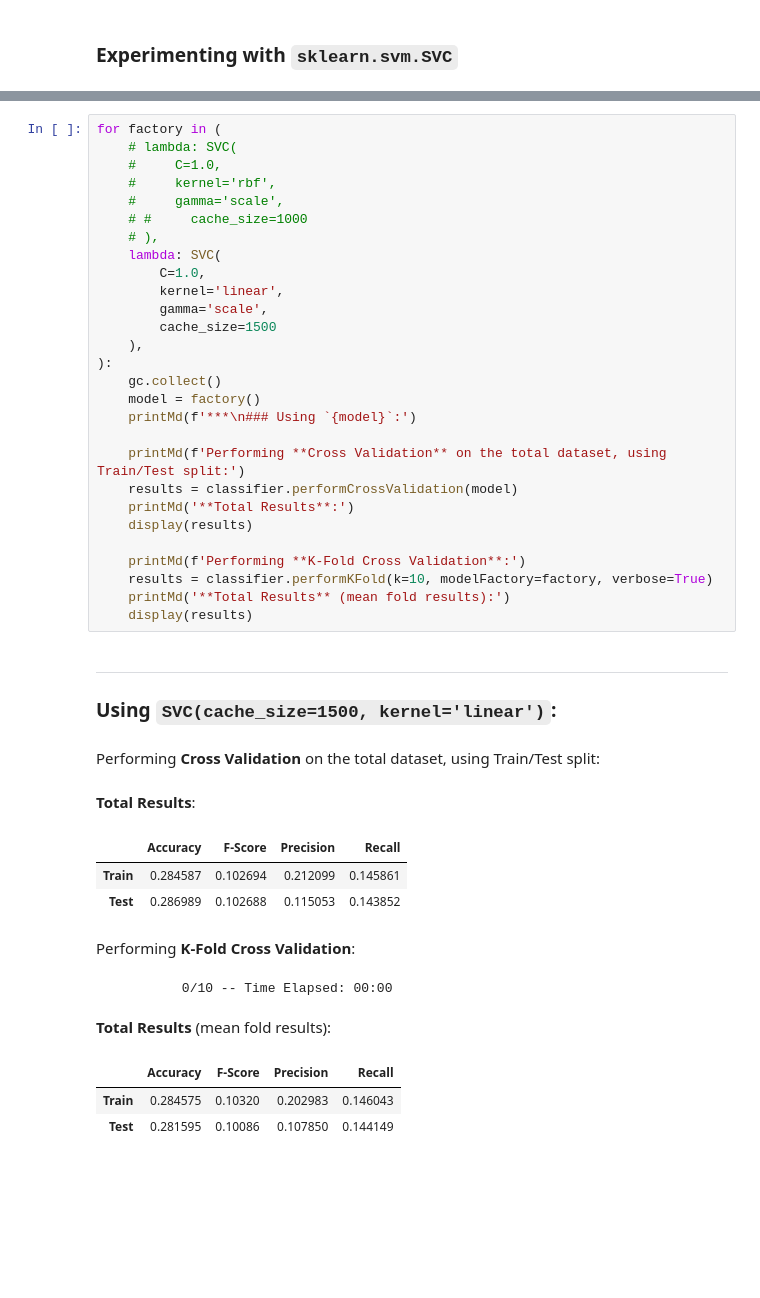
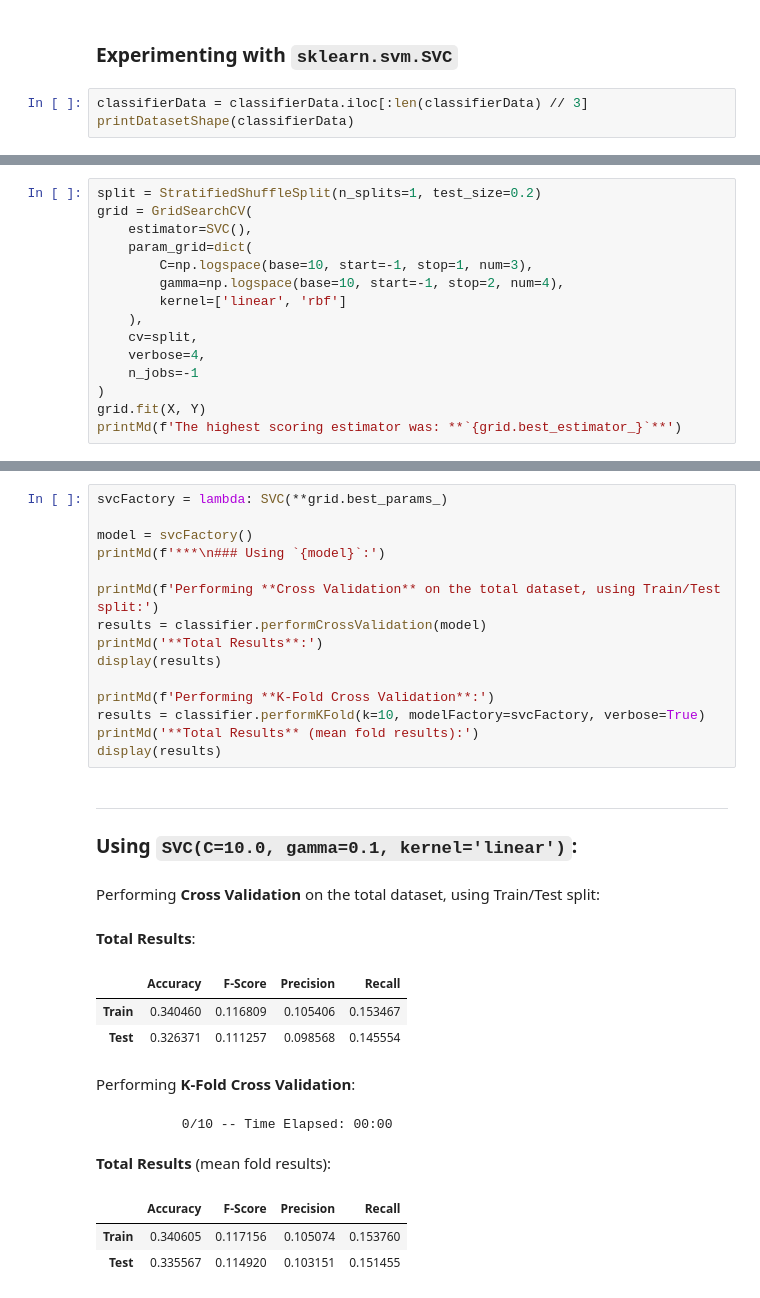
Before and after one commit to pspanoudakis/Data-Mining-Techniques-Projects, a Jupyter notebook: project2/GoodreadsBooks.ipynb, the cells around one changed output, grey strips where cells are left out. Cells and saved outputs as stored; diff of their text form; blank space fills up the shorter version.

Commit message:
Fine tuning `SVC` using `GridSearchCV`

```diff
--- a/project2/GoodreadsBooks.ipynb
+++ b/project2/GoodreadsBooks.ipynb
@@ -605,3 +795,6 @@ Performing **K-Fold Cross Validation**:
 ... (4 outputs left out)
 # %% [markdown]
 ### Experimenting with `sklearn.svm.SVC`
+# %%
+classifierData = classifierData.iloc[:len(classifierData) // 3]
+printDatasetShape(classifierData)
@@ -607,0 +812,15 @@ Performing **K-Fold Cross Validation**:
+# %%
+split = StratifiedShuffleSplit(n_splits=1, test_size=0.2)
+grid = GridSearchCV(
+    estimator=SVC(),
+    param_grid=dict(
+        C=np.logspace(base=10, start=-1, stop=1, num=3),
+        gamma=np.logspace(base=10, start=-1, stop=2, num=4),
+        kernel=['linear', 'rbf']
+    ),
+    cv=split,
+    verbose=4,
+    n_jobs=-1
+)
+grid.fit(X, Y)
+printMd(f'The highest scoring estimator was: **`{grid.best_estimator_}`**')
@@ -608,42 +850,29 @@ Performing **K-Fold Cross Validation**:
 # %%
-for factory in (
-    # lambda: SVC(
-    #     C=1.0,
-    #     kernel='rbf',
-    #     gamma='scale',
-    # #     cache_size=1000
-    # ),
-    lambda: SVC(
-        C=1.0,
-        kernel='linear',
-        gamma='scale',
-        cache_size=1500
-    ),
-):
-    gc.collect()
-    model = factory()
-    printMd(f'***\n### Using `{model}`:')
+svcFactory = lambda: SVC(**grid.best_params_)
 
-    printMd(f'Performing **Cross Validation** on the total dataset, using Train/Test split:')
-    results = classifier.performCrossValidation(model)
-    printMd('**Total Results**:')
-    display(results)
+model = svcFactory()
+printMd(f'***\n### Using `{model}`:')
 
-    printMd(f'Performing **K-Fold Cross Validation**:')
-    results = classifier.performKFold(k=10, modelFactory=factory, verbose=True)
-    printMd('**Total Results** (mean fold results):')
-    display(results)
+printMd(f'Performing **Cross Validation** on the total dataset, using Train/Test split:')
+results = classifier.performCrossValidation(model)
+printMd('**Total Results**:')
+display(results)
+
+printMd(f'Performing **K-Fold Cross Validation**:')
+results = classifier.performKFold(k=10, modelFactory=svcFactory, verbose=True)
+printMd('**Total Results** (mean fold results):')
+display(results)
 # %% [output]
 ***
-### Using `SVC(cache_size=1500, kernel='linear')`:
+### Using `SVC(C=10.0, gamma=0.1, kernel='linear')`:
 Performing **Cross Validation** on the total dataset, using Train/Test split:
 **Total Results**:
 |  | Accuracy | F-Score | Precision | Recall |
-| Train | 0.284587 | 0.102694 | 0.212099 | 0.145861 |
-| Test | 0.286989 | 0.102688 | 0.115053 | 0.143852 |
+| Train | 0.340460 | 0.116809 | 0.105406 | 0.153467 |
+| Test | 0.326371 | 0.111257 | 0.098568 | 0.145554 |
 Performing **K-Fold Cross Validation**:
            0/10 -- Time Elapsed: 00:00
 **Total Results** (mean fold results):
 |  | Accuracy | F-Score | Precision | Recall |
-| Train | 0.284575 | 0.10320 | 0.202983 | 0.146043 |
-| Test | 0.281595 | 0.10086 | 0.107850 | 0.144149 |
+| Train | 0.340605 | 0.117156 | 0.105074 | 0.153760 |
+| Test | 0.335567 | 0.114920 | 0.103151 | 0.151455 |
```
Also changed, not shown: parts of 22 cells of this notebook, 2 other files.
